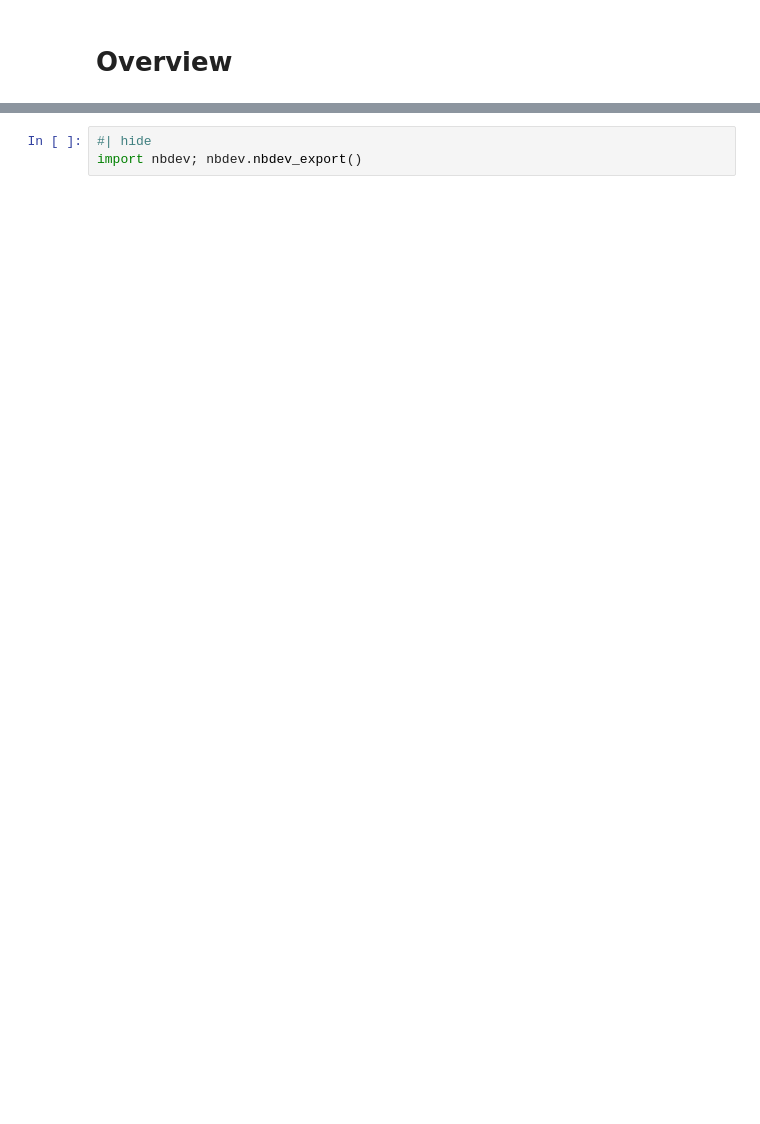
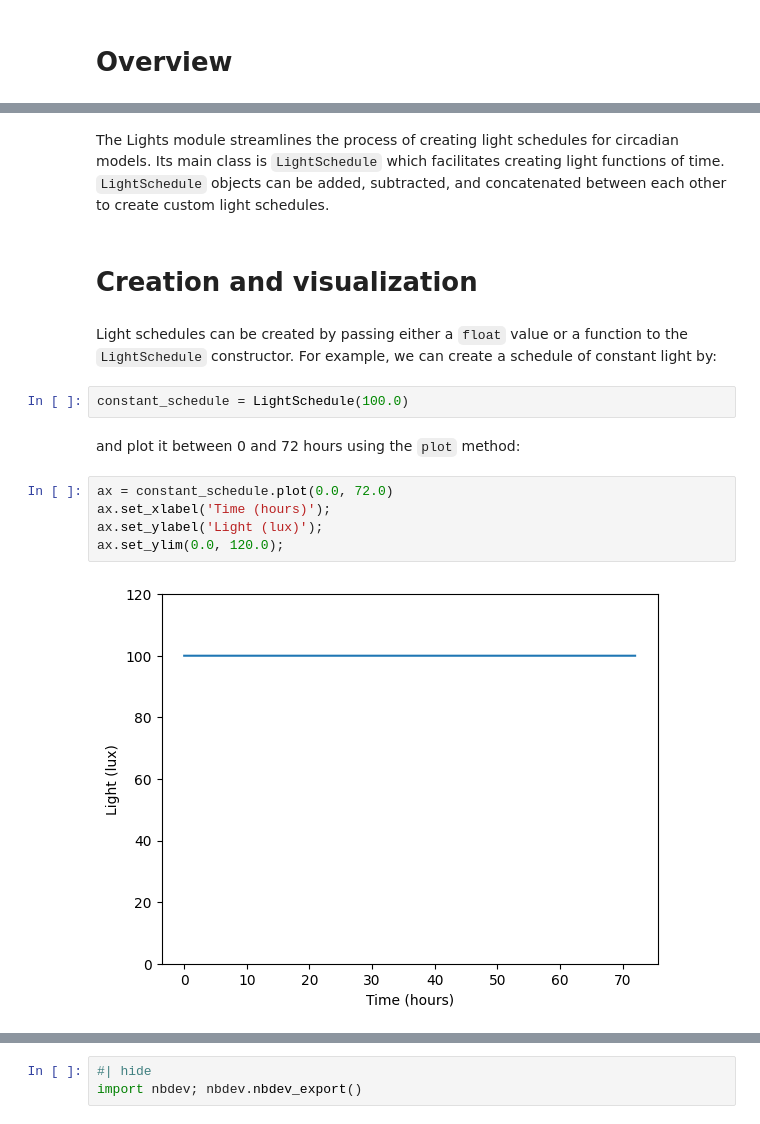
Before and after one commit to Arcascope/circadian, a Jupyter notebook: nbs/01_lights.ipynb, the cells around one changed output, grey strips where cells are left out. Cells and saved outputs as stored; diff of their text form; blank space fills up the shorter version.

Commit message:
Polished documentation and function names

```diff
--- a/nbs/01_lights.ipynb
+++ b/nbs/01_lights.ipynb
@@ -1163,0 +1018,17 @@ plt.title("Social Jetlag Light Schedule");
+# %% [markdown]
+The Lights module streamlines the process of creating light schedules for circadian models. Its main class is `LightSchedule` which facilitates creating light functions of time. `LightSchedule` objects can be added, subtracted, and concatenated between each other to create custom light schedules.
+# %% [markdown]
+# Creation and visualization
+# %% [markdown]
+Light schedules can be created by passing either a `float` value or a function to the `LightSchedule` constructor. For example, we can create a schedule of constant light by:
+# %%
+constant_schedule = LightSchedule(100.0)
+# %% [markdown]
+and plot it between 0 and 72 hours using the `plot` method:
+# %%
+ax = constant_schedule.plot(0.0, 72.0)
+ax.set_xlabel('Time (hours)');
+ax.set_ylabel('Light (lux)');
+ax.set_ylim(0.0, 120.0);
+# %% [output]
+[figure, added]
```
Also changed, not shown: parts of 79 cells of this notebook, 7 other files.
